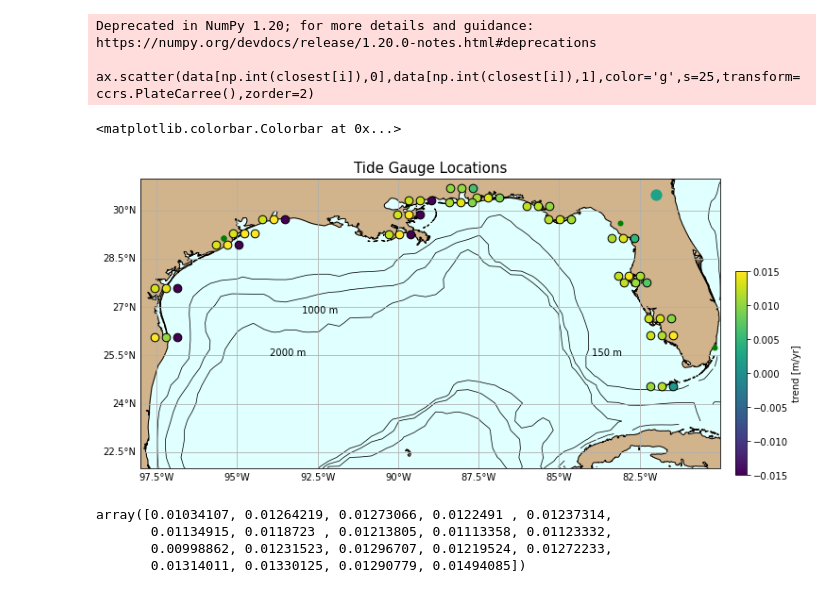
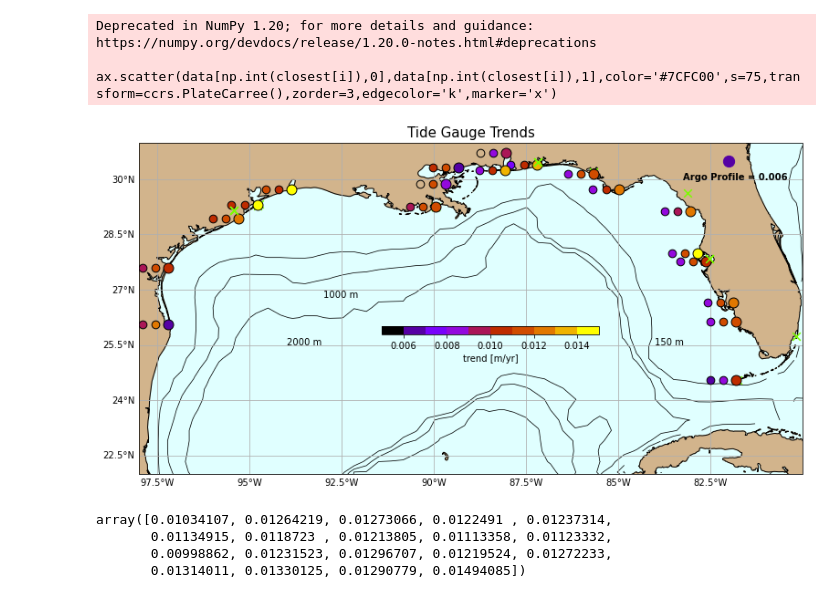
Before and after one commit to jakesteinberg/nasa_ostst, a Jupyter notebook: tide_gauge.ipynb, the cells around one changed output. Drawn from its saved outputs; the diff is of its cells as text; code cells hidden in the pictures.

Commit message:
refined argo profile and tide gauge trend comp

```diff
--- a/tide_gauge.ipynb
+++ b/tide_gauge.ipynb
@@ -133,4 +266,7 @@ aviso_sla_trend_f = aviso_sla_trend.data.flatten()
 # %%
+# grid and find AVISO trend nearest to tide gauge
+av_lon, av_lat = np.meshgrid(av_tot.longitude.data, av_tot.latitude.data)
+aviso_sla_trend_f = aviso_2_sla_trend.data.flatten()
 nb_trend = np.nan*np.ones(len(data_da.lon))
 for i in range(len(data_da.lon)):
     sta_lon = data_da.lon[i].data
@@ -142,0 +290,13 @@ for i in range(len(data_da.lon)):
+# %%
+# find ECCO OBP trend nearest to tide gauge
+ectgobp = np.nan*np.ones(len(data_da.lon))
+for i in range(len(data_da.lon)):
+    sta_lon = data_da.lon[i].data
+    sta_lat = data_da.lat[i].data
+    ecli = np.where((lons > sta_lon-.5) & (lons < sta_lon+.5) & (lats > sta_lat-.5) & (lats < sta_lat+.5))
+
+    ectgobp[i] = np.nanmean(pobp.isel(tile=10,degree=0).polyfit_coefficients[ecli[0], ecli[1]]*1e9*60*60*24*365/g/rho0)
+# %%
+# re-fit trend to tide gauge
+p0_test = tg_sub_a.polyfit(dim='time', deg=1)
+p1_test = (p0_test.isel(degree=0).polyfit_coefficients)*1e9*60*60*24*365
@@ -143,41 +338,49 @@ for i in range(len(data_da.lon)):
 # %%
-cmap = mpl.cm.get_cmap('viridis')
-clow = -0.015
+cmap = mpl.cm.get_cmap('gnuplot',10)
+clow = 0.005
 chigh = 0.015
 norm = mpl.colors.Normalize(vmin=clow, vmax=chigh)
 # %%
 # Locations
 f, ax = plt.subplots(1,1,figsize=(11,6), subplot_kw={'projection':ccrs.PlateCarree(central_longitude=0)})
 for i in range(len(tg_data['lat'][0,:])):
-    ax.scatter(data[np.int(closest[i]),0],data[np.int(closest[i]),1],color='g',s=25,transform=ccrs.PlateCarree(),zorder=2)
-    ax.scatter(tg_data['lon'][0,i]+0.35,tg_data['lat'][0,i],\
-               color=[cmap( (tg_obp_trend_a_mvlm[i] - clow)/(chigh - clow) )],s=75,transform=ccrs.PlateCarree(),zorder=3,edgecolor='k')
+    ax.scatter(data[np.int(closest[i]),0],data[np.int(closest[i]),1],color='#7CFC00',s=75,transform=ccrs.PlateCarree(),zorder=3,edgecolor='k',marker='x')
+    # -- TG trend minus VLM
     ax.scatter(tg_data['lon'][0,i],tg_data['lat'][0,i],\
-               color=[cmap( (tg_obp_trend_a[i] - clow)/(chigh - clow) )],s=75,transform=ccrs.PlateCarree(),zorder=3,edgecolor='k')
+               color=[cmap( (tg_obp_trend_a_mvlm[i] - clow)/(chigh - clow) )],s=120,transform=ccrs.PlateCarree(),zorder=3,edgecolor='k')
+    # -- TG trend
+    # ax.scatter(tg_data['lon'][0,i]+0.35,tg_data['lat'][0,i],\
+    #            color=[cmap( (tg_obp_trend_a[i] - clow)/(chigh - clow) )],s=75,transform=ccrs.PlateCarree(),zorder=3,edgecolor='k')
+    # -- aviso
     ax.scatter(tg_data['lon'][0,i]-0.35,tg_data['lat'][0,i],\
                color=[cmap( (nb_trend[i] - clow)/(chigh - clow) )],s=75,transform=ccrs.PlateCarree(),zorder=3,edgecolor='k')
-ax.scatter(-82,30.5,color=[cmap( (0.00225 - clow)/(chigh - clow) )],s=125,transform=ccrs.PlateCarree(),zorder=3)
+    # -- ecco OBP
+    ax.scatter(tg_data['lon'][0,i]-0.7,tg_data['lat'][0,i],\
+               color=[cmap( (ectgobp[i] - clow)/(chigh - clow) )],s=75,transform=ccrs.PlateCarree(),zorder=3,edgecolor='k')
+
+ax.scatter(-82,30.5,color=[cmap( (0.006 - clow)/(chigh - clow) )],s=150,transform=ccrs.PlateCarree(),zorder=3)
+ax.text(-83.25,30,'Argo Profile = 0.006', fontweight='bold')
 ax.contour(lons,lats,dep,levels=[150],colors='k',transform=ccrs.PlateCarree(),linewidths=0.75)
 ax.text(-84,25.5,'150 m', color='k')
 ax.contour(lons,lats,dep,levels=[1000],colors='k',transform=ccrs.PlateCarree(),linewidths=0.75)
 ax.text(-93,26.8,'1000 m', color='k')
 ax.contour(lons,lats,dep,levels=[2000],colors='k',transform=ccrs.PlateCarree(),linewidths=0.75)
 ax.text(-94,25.5,'2000 m', color='k')
 ax.add_feature(cartopy.feature.LAND, color='#D2B48C',zorder=1); ax.coastlines()
 gl = ax.gridlines(draw_labels=True); gl.xlabels_top = False; gl.ylabels_right = False;
 ax.set_xlim([-98,-80]); ax.set_ylim([22,31]);
-ax.set_title('Tide Gauge Locations',fontsize=15)
-cbpos = [0.92, 0.13, 0.015, 0.5]; cax = f.add_axes(cbpos);
+ax.set_title('Tide Gauge Trends',fontsize=15)
+cbpos = [0.4, 0.43, 0.3, 0.02]; cax = f.add_axes(cbpos);
 ax.set_facecolor('#E0FFFF');
 # cb = f.colorbar(arg_d_p, cax=cax, orientation='vertical', label=r'depth [m]')
 f.colorbar(mpl.cm.ScalarMappable(norm=norm, cmap=cmap),
-             cax=cax, orientation='vertical', label='trend [m/yr]')
-# f.savefig('/Users/jakesteinberg/Documents/NASA_OSTST/meetings/2022_04_08/GOM_tg_locs.jpg', dpi=250)
+             cax=cax, orientation='horizontal', label='trend [m/yr]')
+plt.tight_layout()
+f.savefig('/Users/jakesteinberg/Documents/NASA_OSTST/meetings/2022_04_20/GOM_tg_locs.jpg', dpi=250)
 # %% [output]
 Deprecated in NumPy 1.20; for more details and guidance: https://numpy.org/devdocs/release/1.20.0-notes.html#deprecations
-  ax.scatter(data[np.int(closest[i]),0],data[np.int(closest[i]),1],color='g',s=25,transform=ccrs.PlateCarree(),zorder=2)
+  ax.scatter(data[np.int(closest[i]),0],data[np.int(closest[i]),1],color='#7CFC00',s=75,transform=ccrs.PlateCarree(),zorder=3,edgecolor='k',marker='x')
-<matplotlib.colorbar.Colorbar at 0x...>
-[figure, old version]
+[figure, new version]
 # %%
 nb_trend
 # %% [output]
```
Also changed, not shown: parts of 20 cells of this notebook, 4 other files.
